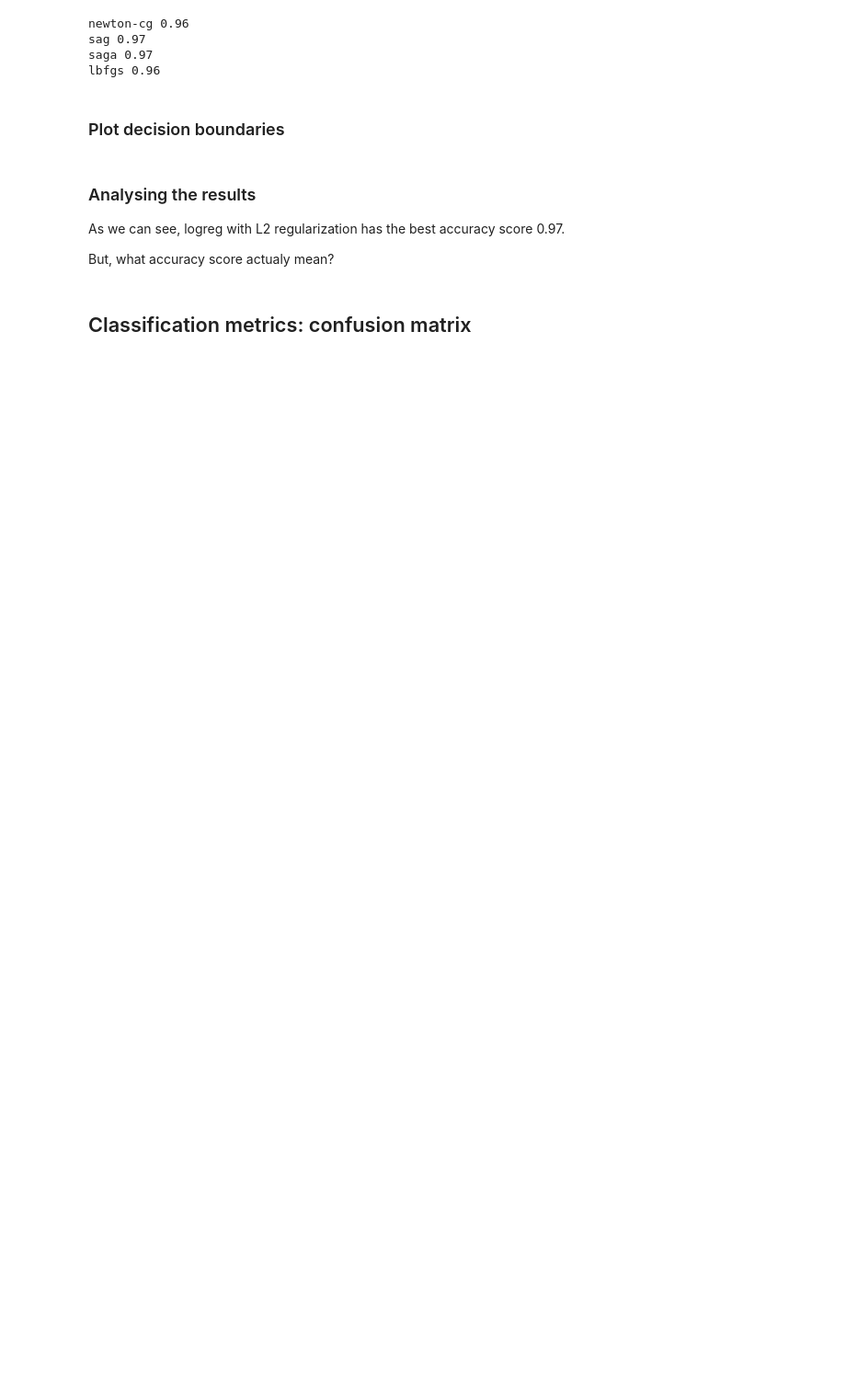
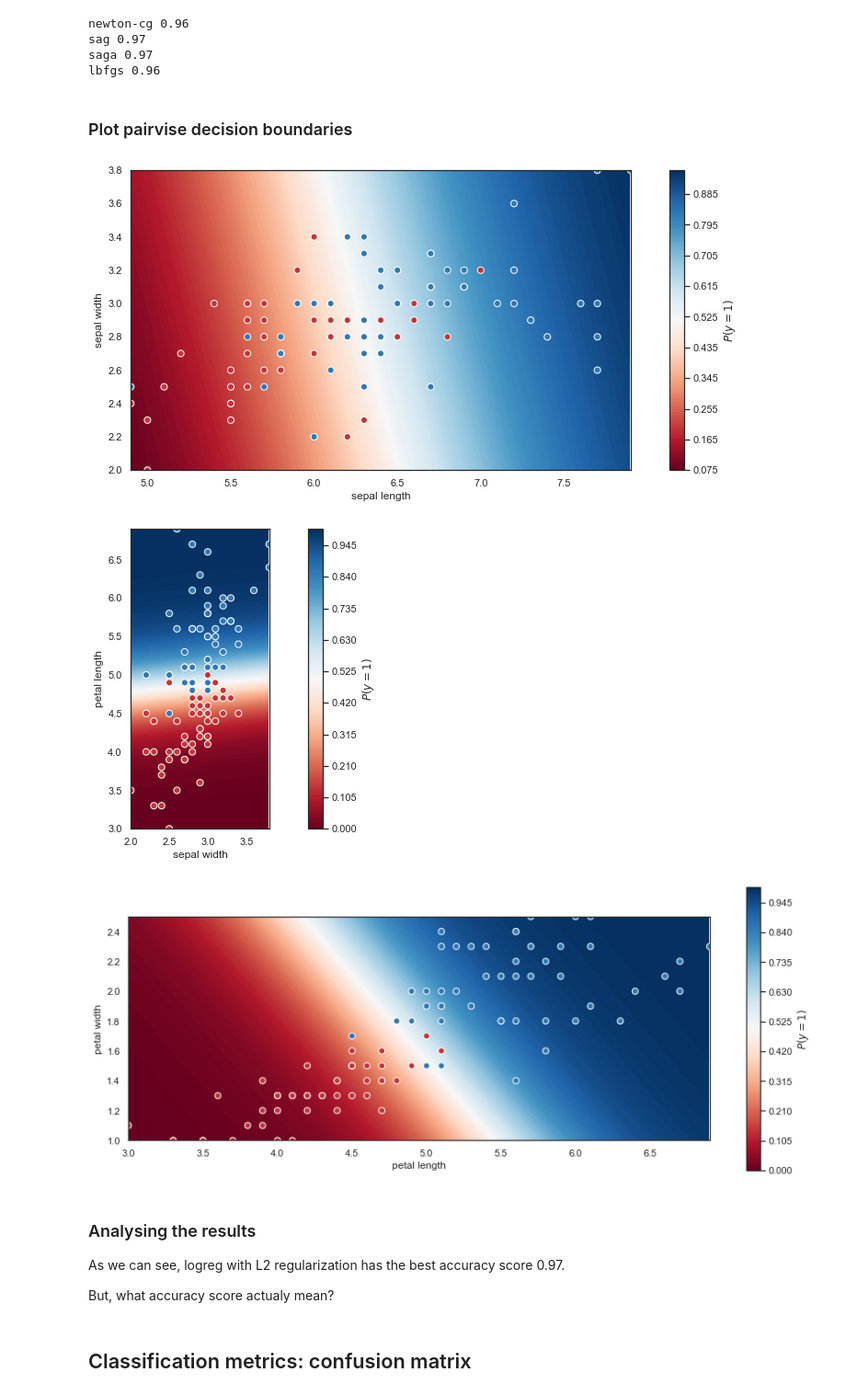
Before and after one commit to aamatevosyan/ml_se, a Jupyter notebook: practicals/Seminar_5/05_HSE_PE_Classification_v2.ipynb, the cells around one changed output. Shown at 92% size. Cells and saved outputs as stored; diff of their text form; code cells hidden in the pictures; blank space fills up the shorter version.

```diff
--- a/practicals/Seminar_5/05_HSE_PE_Classification_v2.ipynb
+++ b/practicals/Seminar_5/05_HSE_PE_Classification_v2.ipynb
@@ -210,7 +211,37 @@ sag 0.97
 saga 0.97
 lbfgs 0.96
 # %% [markdown]
-### Plot decision boundaries
+### Plot pairvise decision boundaries
+# %%
+def plot_decision_boundaries(feature_1, feature_2):
+    # create meshgrid
+    xx, yy = np.mgrid[feature_1.min():feature_1.max():.01, feature_2.min():feature_2.max():.01]
+    grid = np.c_[xx.ravel(), yy.ravel()]
+
+    # set up and fit the model
+    model = sklearn.linear_model.LogisticRegression().fit(dt[[feature_1.name, feature_2.name]], dt.target)
+    probs = model.predict_proba(grid)[:, 1].reshape(xx.shape)
+
+    # make plots
+    f, ax = plt.subplots(figsize=(15, 6))
+    contour = ax.contourf(xx, yy, probs, 200, cmap="RdBu")
+    ax_c = f.colorbar(contour)
+    ax_c.set_label("$P(y = 1)$")
+
+    ax.scatter(feature_1, feature_2, c=dt.target, s=50,
+           cmap="RdBu", vmin=-.2, vmax=1.2,
+           edgecolor="white", linewidth=1)
+
+    ax.set(aspect="equal",
+       xlim=(feature_1.min(), feature_1.max()), ylim=(feature_2.min(), feature_2.max()),
+       xlabel=str(feature_1.name), ylabel=str(feature_2.name))
+# %%
+for i in range(dt.shape[1]-2):
+    plot_decision_boundaries(dt.iloc[:, i], dt.iloc[:, i+1])
+# %% [output]
+[figure, added]
+[figure, added]
+[figure, added]
 # %% [markdown]
 ### Analysing the results
 
```
Also changed, not shown: parts of 4 cells of this notebook.
